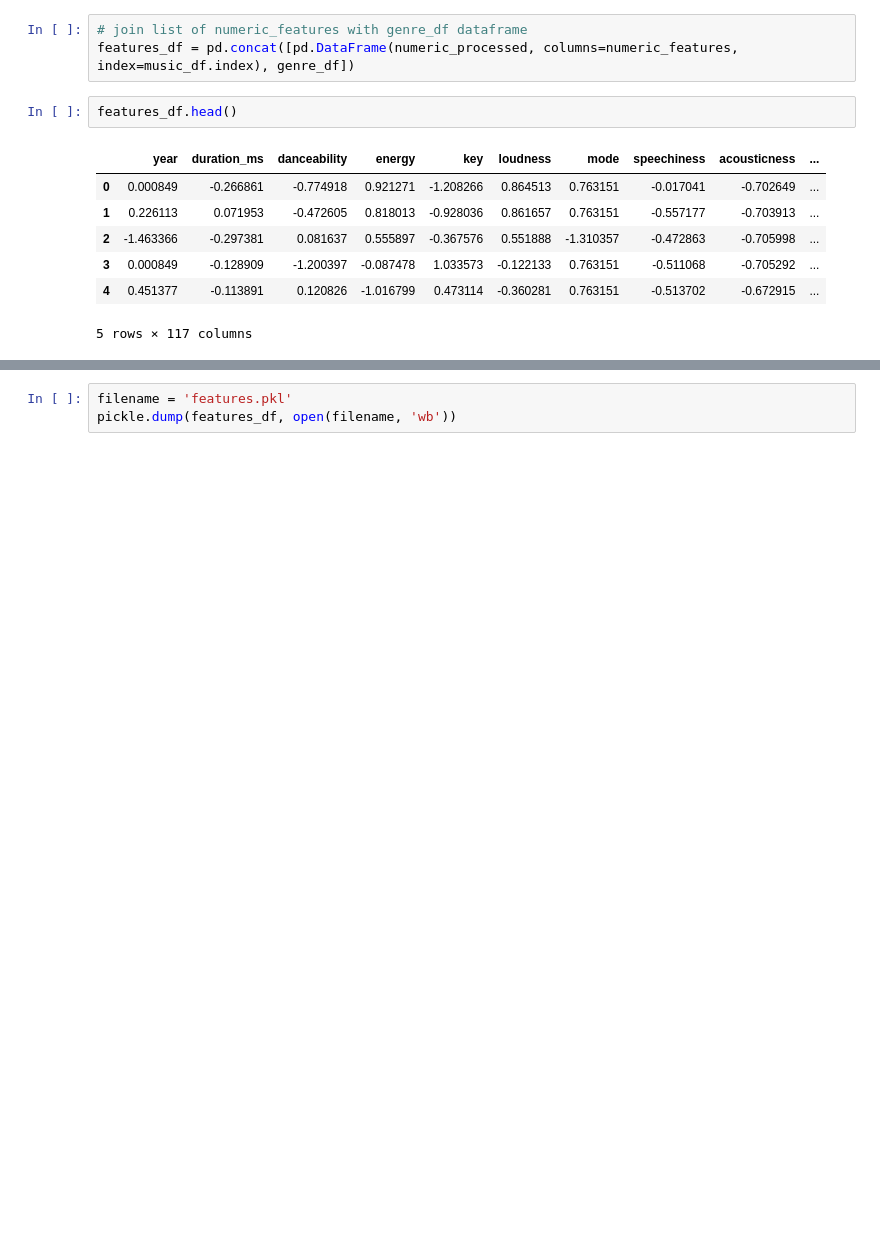
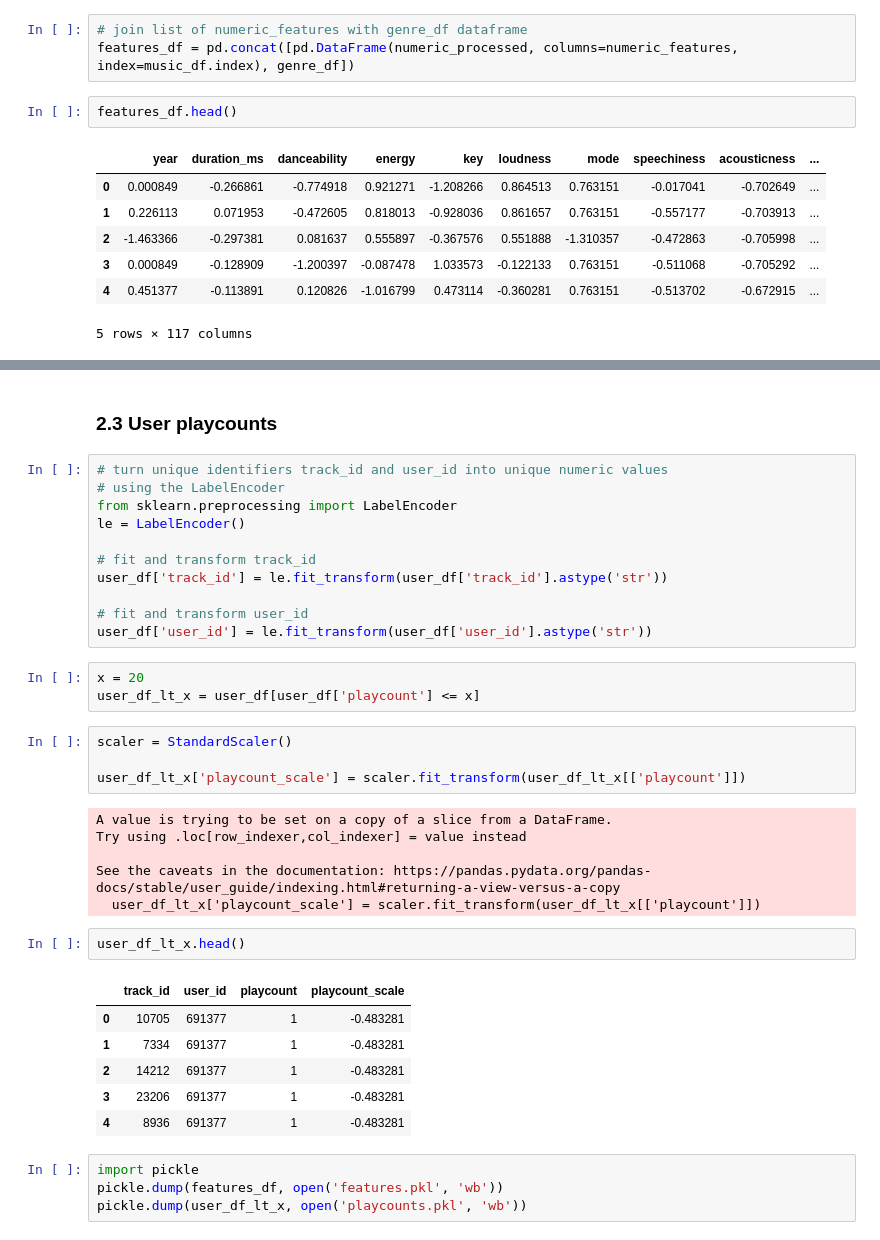
Before and after one commit to iliketurtles83/super-couscous, a Jupyter notebook: 02-features-dimensionality.ipynb, the cells around one changed output, grey strips where cells are left out. Saved outputs shown, nothing was run; the diff lists cells and outputs as text; blank space fills up the shorter version.

```diff
--- a/02-features-dimensionality.ipynb
+++ b/02-features-dimensionality.ipynb
@@ -190,3 +188,39 @@ import pickle
-# %%
-filename = 'features.pkl'
-pickle.dump(features_df, open(filename, 'wb'))
+# %% [markdown]
+### 2.3 User playcounts
+# %%
+# turn unique identifiers track_id and user_id into unique numeric values
+# using the LabelEncoder
+from sklearn.preprocessing import LabelEncoder
+le = LabelEncoder()
+
+# fit and transform track_id
+user_df['track_id'] = le.fit_transform(user_df['track_id'].astype('str'))
+
+# fit and transform user_id
+user_df['user_id'] = le.fit_transform(user_df['user_id'].astype('str'))
+# %%
+x = 20
+user_df_lt_x = user_df[user_df['playcount'] <= x]
+# %%
+scaler = StandardScaler()
+
+user_df_lt_x['playcount_scale'] = scaler.fit_transform(user_df_lt_x[['playcount']])
+# %% [output]
+A value is trying to be set on a copy of a slice from a DataFrame.
+Try using .loc[row_indexer,col_indexer] = value instead
+
+See the caveats in the documentation: https://pandas.pydata.org/pandas-docs/stable/user_guide/indexing.html#returning-a-view-versus-a-copy
+  user_df_lt_x['playcount_scale'] = scaler.fit_transform(user_df_lt_x[['playcount']])
+# %%
+user_df_lt_x.head()
+# %% [output]
+|  | track_id | user_id | playcount | playcount_scale |
+| 0 | 10705 | 691377 | 1 | -0.483281 |
+| 1 | 7334 | 691377 | 1 | -0.483281 |
+| 2 | 14212 | 691377 | 1 | -0.483281 |
+| 3 | 23206 | 691377 | 1 | -0.483281 |
+| 4 | 8936 | 691377 | 1 | -0.483281 |
+# %%
+import pickle
+pickle.dump(features_df, open('features.pkl', 'wb'))
+pickle.dump(user_df_lt_x, open('playcounts.pkl', 'wb'))
```
Also changed, not shown: parts of 3 cells of this notebook, 15 other files.
